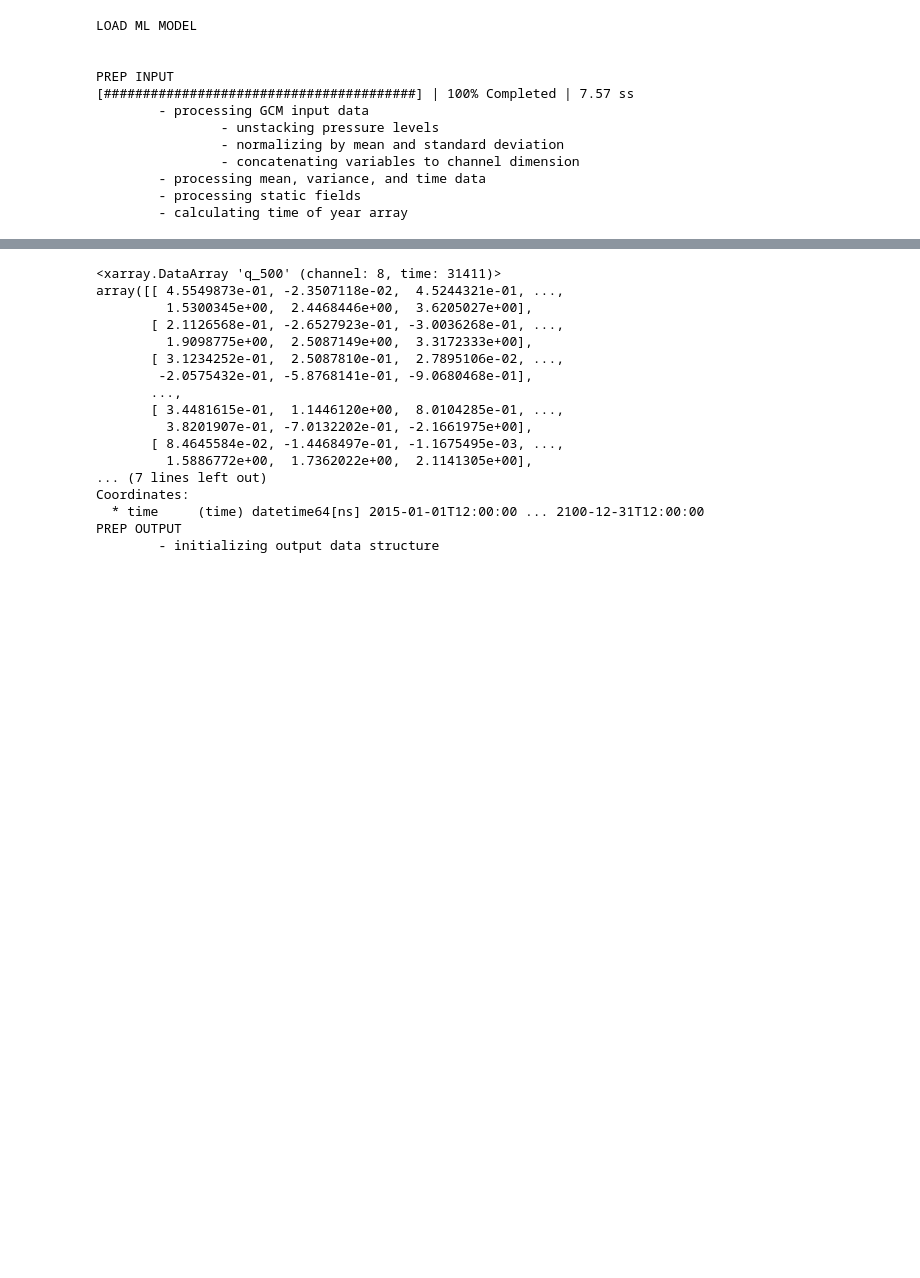
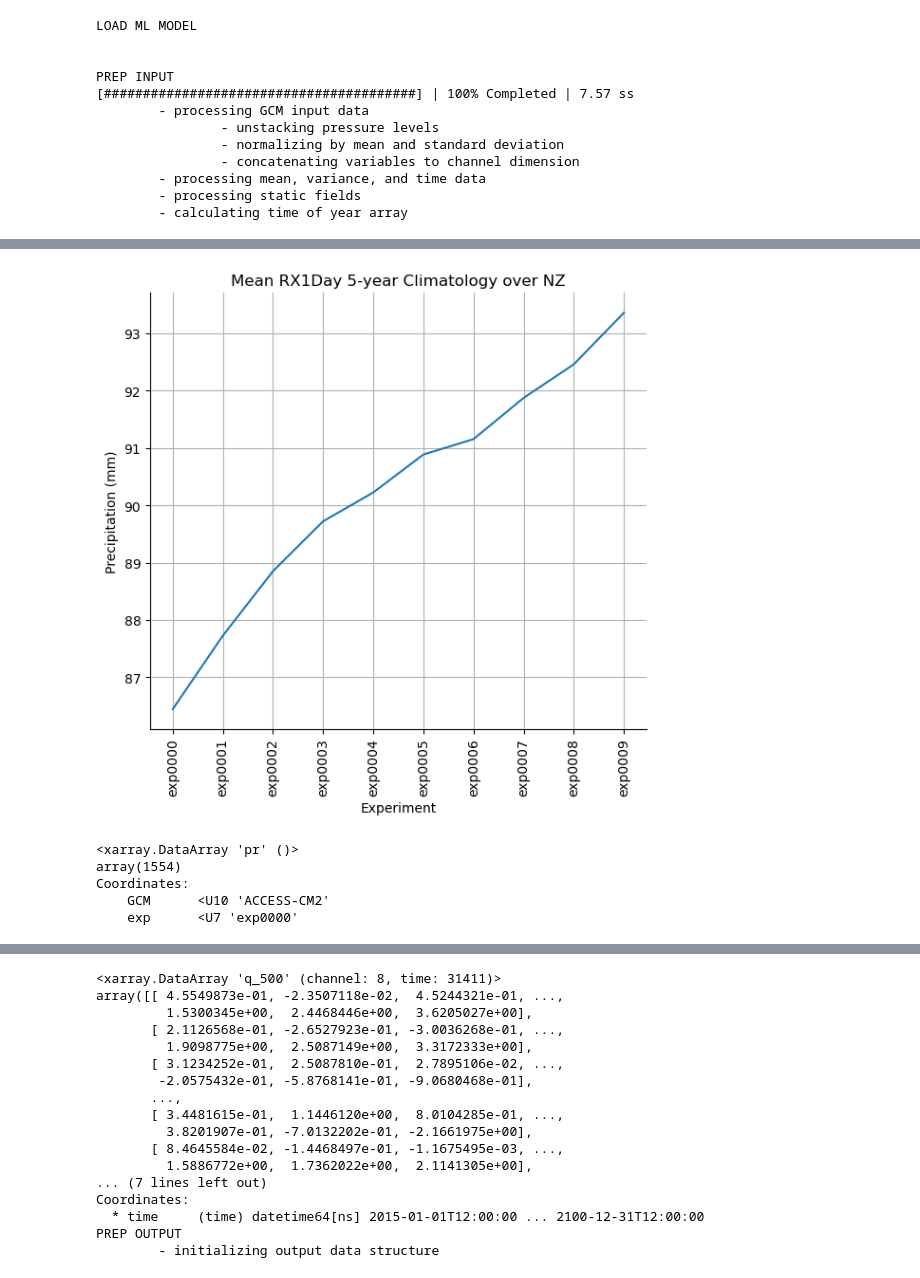
Before and after one commit to nram812/quickclim_rcm_emulator, a Jupyter notebook: Untitled.ipynb, the cells around one changed output, grey strips where cells are left out. Drawn from its saved outputs; the diff is of its cells as text; code cells hidden in the pictures; blank space fills up the shorter version.

```diff
--- a/Untitled.ipynb
+++ b/Untitled.ipynb
@@ -245,0 +443,6 @@ for file in files:
+# %%
+preds['exp'] = (('exp'), exps)
+# %%
+preds = preds.reindex(exp = sorted(preds.exp.values))
+# %%
+rx1day = preds.groupby('time.year').max().mean("year")
@@ -245,0 +462,25 @@ for file in files:
+# %%
+dset = rx1day.reindex(exp = sorted(rx1day.exp.values))
+# %%
+fig, ax = plt.subplots(figsize = (6, 6))
+dset.where(orog>0, np.nan).mean(["lat","lon"]).pr.plot(ax = ax)
+ax.tick_params(axis='x', rotation=90)
+ax.spines['top'].set_visible(False)
+ax.spines['right'].set_visible(False)
+ax.set_ylabel("Precipitation (mm)")
+ax.set_xlabel("Experiment")
+ax.set_title("Mean RX1Day 5-year Climatology over NZ", fontsize=12)
+ax.grid('on')
+plt.tight_layout()
+fig.show()
+fig.savefig(r'/nesi/project/niwa00018/ML_downscaling_CCAM/GCM_emulator/figures/rx1day.png', dpi =300, bbox_inches ='tight')
+# %% [output]
+[figure, added]
+# %%
+preds.sel(exp = 'exp0000').mean(["lat","lon"]).pr.argmax()
+# %% [output]
+<xarray.DataArray 'pr' ()>
+array(1554)
+Coordinates:
+    GCM      <U10 'ACCESS-CM2'
+    exp      <U7 'exp0000'
```
Also changed, not shown: parts of 17 cells of this notebook, 5 other files.
